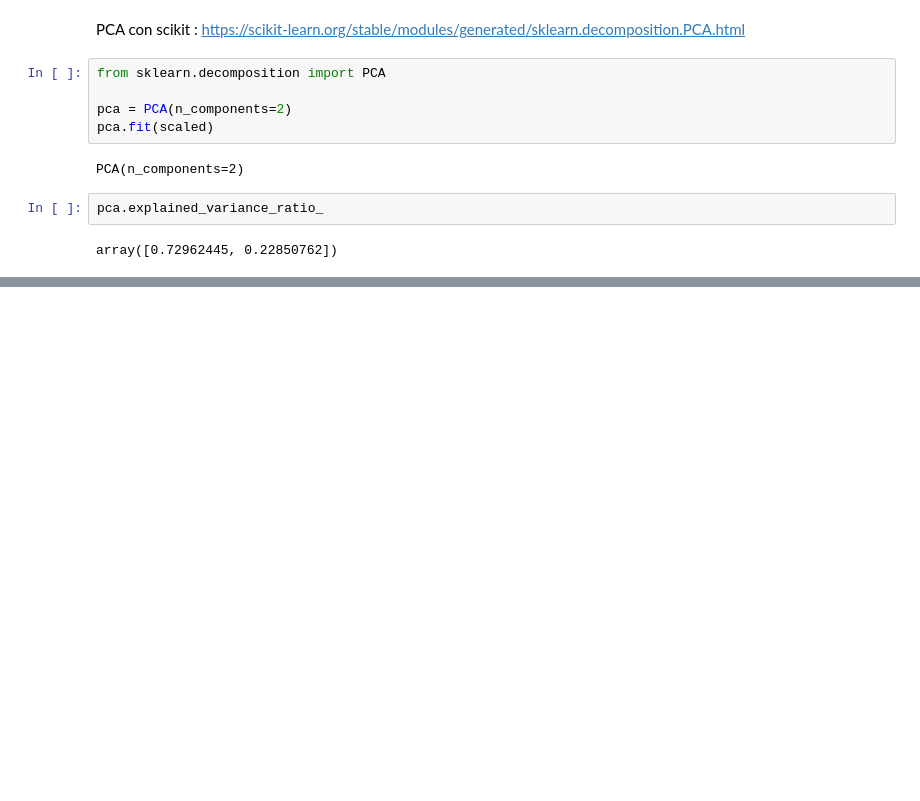
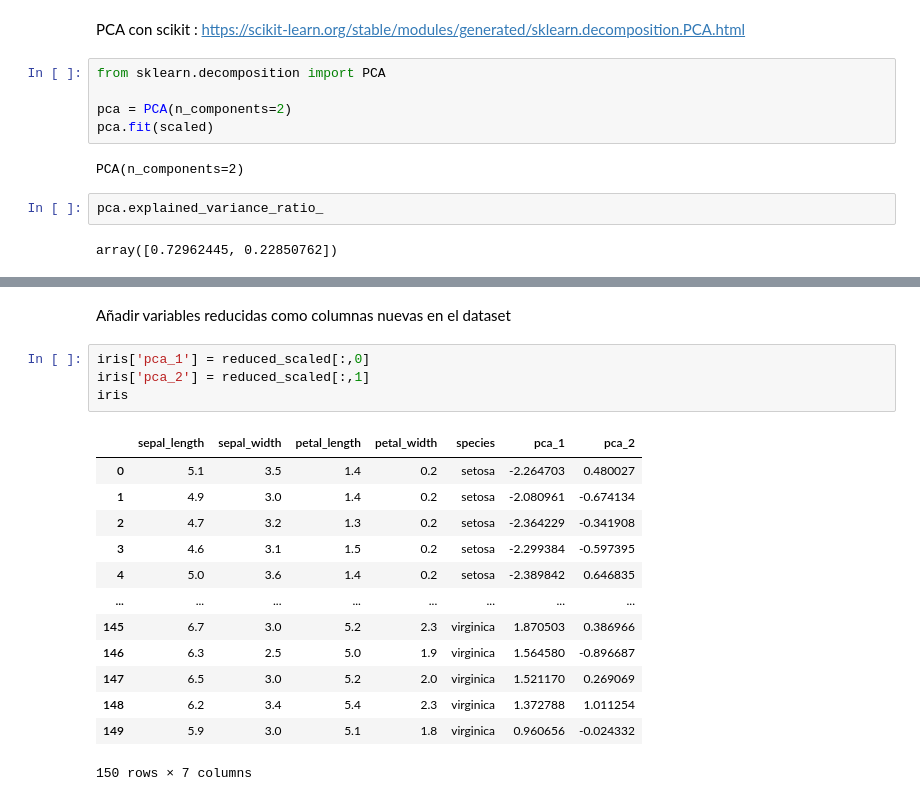
Before and after one commit to jcmefra/estadistica_descriptiva, a Jupyter notebook: [clase-22]PCA.ipynb, the cells around one changed output, grey strips where cells are left out. Drawn from its saved outputs; the diff is of its cells as text; blank space fills up the shorter version.

```diff
--- a/[clase-22]PCA.ipynb
+++ b/[clase-22]PCA.ipynb
@@ -73 +94,21 @@ reduced_scaled = pca.transform(scaled)
+# %% [markdown]
+Añadir variables reducidas como columnas nuevas en el dataset
+# %%
+iris['pca_1'] = reduced_scaled[:,0]
+iris['pca_2'] = reduced_scaled[:,1]
+iris
+# %% [output]
+|  | sepal_length | sepal_width | petal_length | petal_width | species | pca_1 | pca_2 |
+| 0 | 5.1 | 3.5 | 1.4 | 0.2 | setosa | -2.264703 | 0.480027 |
+| 1 | 4.9 | 3.0 | 1.4 | 0.2 | setosa | -2.080961 | -0.674134 |
+| 2 | 4.7 | 3.2 | 1.3 | 0.2 | setosa | -2.364229 | -0.341908 |
+| 3 | 4.6 | 3.1 | 1.5 | 0.2 | setosa | -2.299384 | -0.597395 |
+| 4 | 5.0 | 3.6 | 1.4 | 0.2 | setosa | -2.389842 | 0.646835 |
+| ... | ... | ... | ... | ... | ... | ... | ... |
+| 145 | 6.7 | 3.0 | 5.2 | 2.3 | virginica | 1.870503 | 0.386966 |
+| 146 | 6.3 | 2.5 | 5.0 | 1.9 | virginica | 1.564580 | -0.896687 |
+| 147 | 6.5 | 3.0 | 5.2 | 2.0 | virginica | 1.521170 | 0.269069 |
+| 148 | 6.2 | 3.4 | 5.4 | 2.3 | virginica | 1.372788 | 1.011254 |
+| 149 | 5.9 | 3.0 | 5.1 | 1.8 | virginica | 0.960656 | -0.024332 |
+150 rows × 7 columns
 # %%
```
Also changed, not shown: parts of 4 cells of this notebook.
